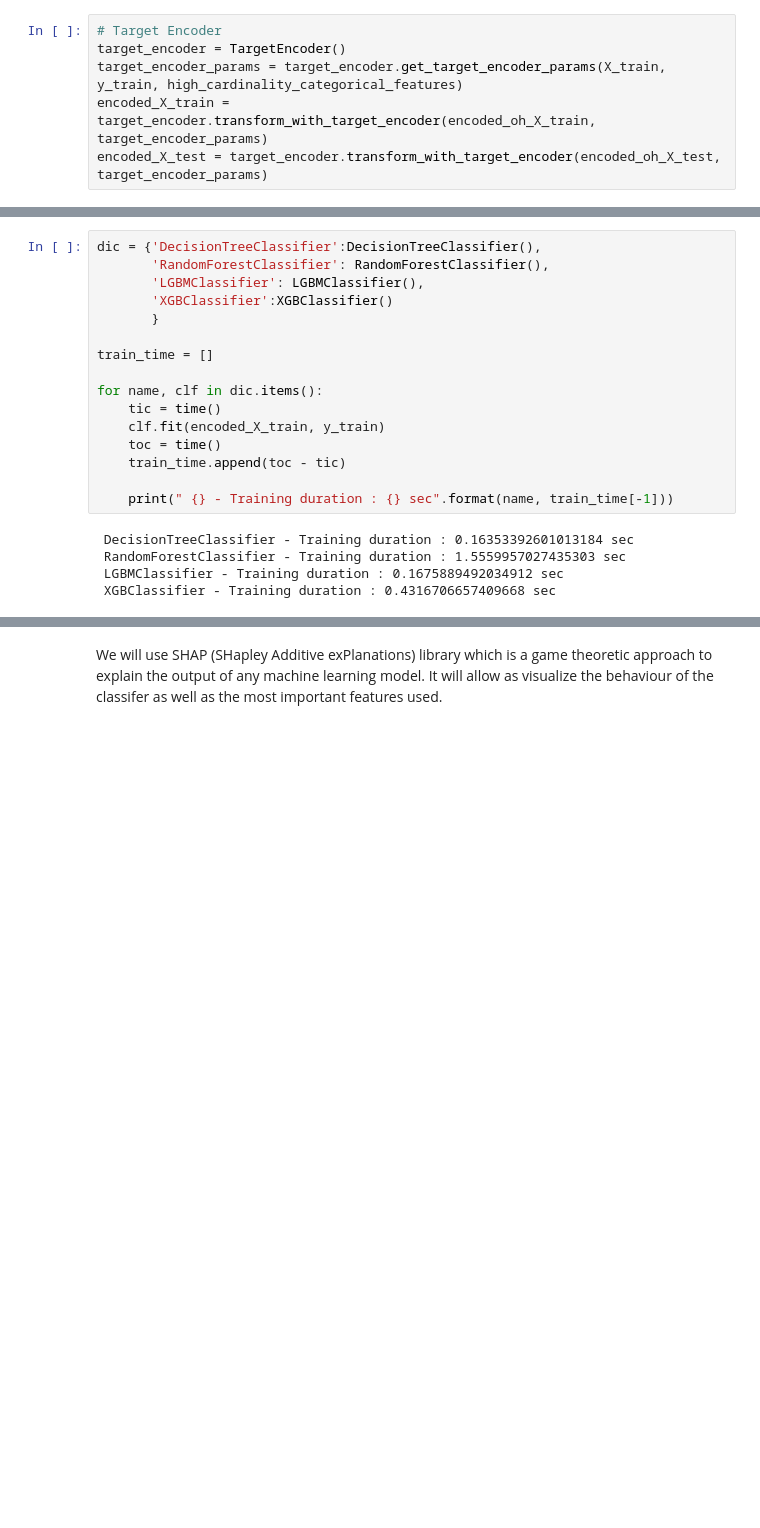
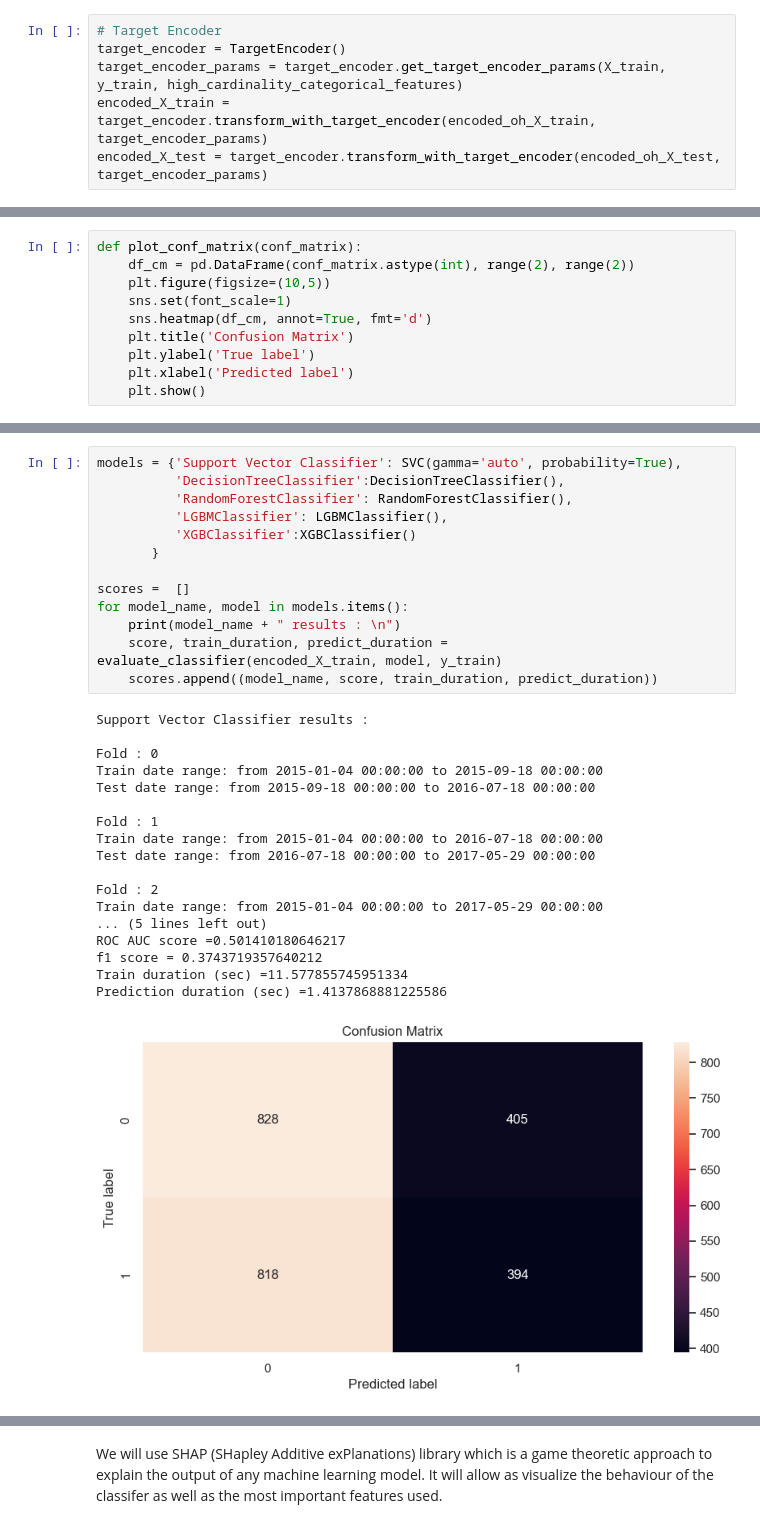
Before and after one commit to siwaar/Tennis_prediction, a Jupyter notebook: ABBES_Siwar_LBC_UseCase_Final.ipynb, the cells around one changed output, grey strips where cells are left out. Saved outputs shown, nothing was run; the diff lists cells and outputs as text; blank space fills up the shorter version.

```diff
--- a/ABBES_Siwar_LBC_UseCase.ipynb
+++ b/ABBES_Siwar_LBC_UseCase_Final.ipynb
@@ -780 +806,11 @@ We will add more metrics to that scoring function to have a better knowledge on
+# %%
+def plot_conf_matrix(conf_matrix):
+    df_cm = pd.DataFrame(conf_matrix.astype(int), range(2), range(2))
+    plt.figure(figsize=(10,5))
+    sns.set(font_scale=1)
+    sns.heatmap(df_cm, annot=True, fmt='d')
+    plt.title('Confusion Matrix')
+    plt.ylabel('True label')
+    plt.xlabel('Predicted label')
+    plt.show()
 # %%
@@ -798,21 +894,32 @@ def display_classification_result(y_true, y_pred, name_classifiers, train_time,
 # %%
-dic = {'DecisionTreeClassifier':DecisionTreeClassifier(),
-       'RandomForestClassifier': RandomForestClassifier(),
-       'LGBMClassifier': LGBMClassifier(),
-       'XGBClassifier':XGBClassifier()
+models = {'Support Vector Classifier': SVC(gamma='auto', probability=True),
+          'DecisionTreeClassifier':DecisionTreeClassifier(),
+          'RandomForestClassifier': RandomForestClassifier(),
+          'LGBMClassifier': LGBMClassifier(),
+          'XGBClassifier':XGBClassifier()
        }
 
-train_time = []
-
-for name, clf in dic.items():
-    tic = time()
-    clf.fit(encoded_X_train, y_train)
-    toc = time()
-    train_time.append(toc - tic)
-
-    print(" {} - Training duration : {} sec".format(name, train_time[-1]))
+scores =  []
+for model_name, model in models.items():
+    print(model_name + " results : \n")
+    score, train_duration, predict_duration = evaluate_classifier(encoded_X_train, model, y_train)
+    scores.append((model_name, score, train_duration, predict_duration))
 # %% [output]
- DecisionTreeClassifier - Training duration : 0.16353392601013184 sec
- RandomForestClassifier - Training duration : 1.5559957027435303 sec
- LGBMClassifier - Training duration : 0.1675889492034912 sec
- XGBClassifier - Training duration : 0.4316706657409668 sec
+Support Vector Classifier results :
+
+Fold : 0
+Train date range: from 2015-01-04 00:00:00 to 2015-09-18 00:00:00
+Test date range: from 2015-09-18 00:00:00 to 2016-07-18 00:00:00
+
+Fold : 1
+Train date range: from 2015-01-04 00:00:00 to 2016-07-18 00:00:00
+Test date range: from 2016-07-18 00:00:00 to 2017-05-29 00:00:00
+
+Fold : 2
+Train date range: from 2015-01-04 00:00:00 to 2017-05-29 00:00:00
+... (5 lines left out)
+ROC AUC score =0.501410180646217
+f1 score = 0.3743719357640212
+Train duration (sec) =11.577855745951334
+Prediction duration (sec) =1.4137868881225586
+[figure, added]
```
Also changed, not shown: parts of 59 cells of this notebook, 7 other files.
